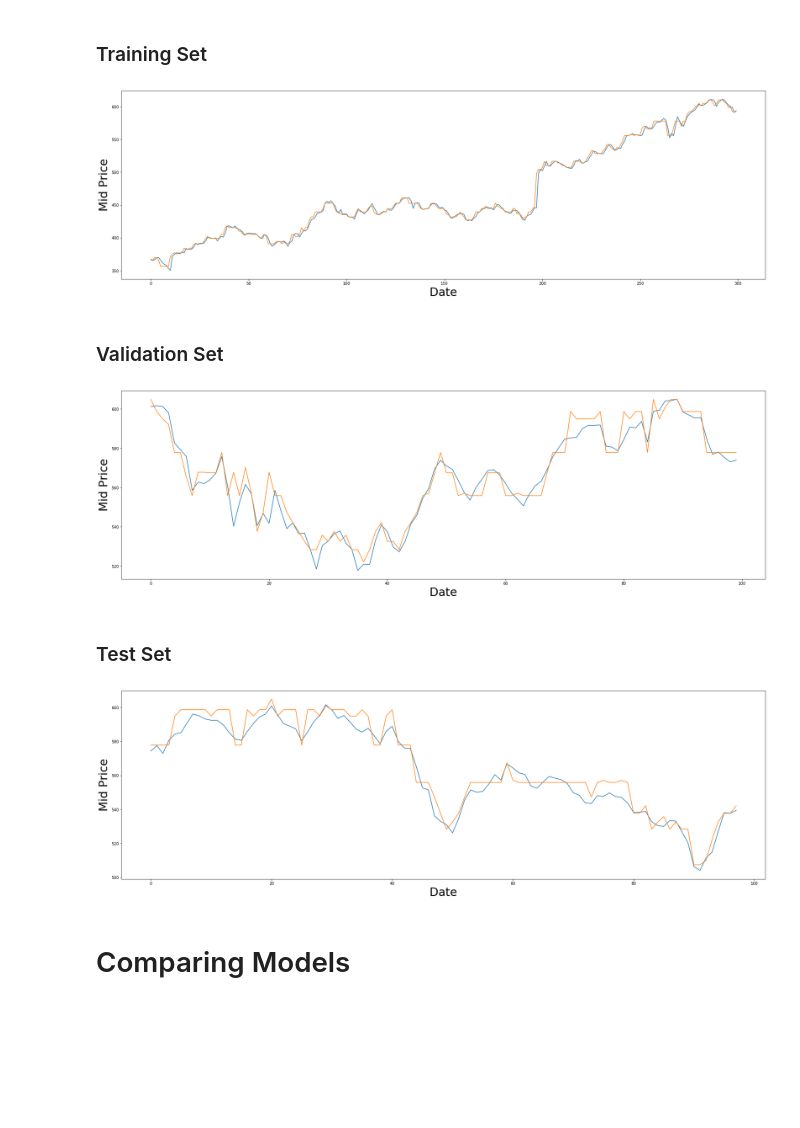
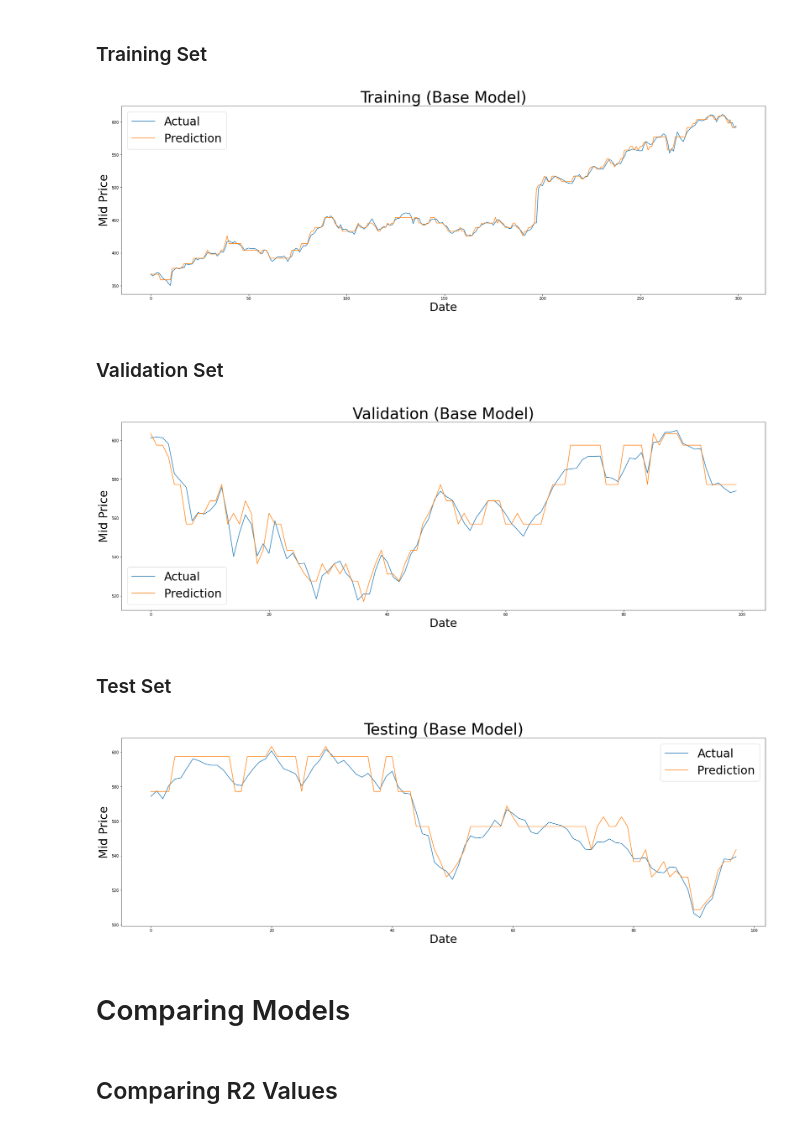
Before and after one commit to stanleykywu/predicting-stocks, a Jupyter notebook: models/Decision Tree.ipynb, the cells around one changed output. Saved outputs shown, nothing was run; the diff lists cells and outputs as text; code cells hidden in the pictures; blank space fills up the shorter version.

```diff
--- a/models/Decision Tree.ipynb
+++ b/models/Decision Tree.ipynb
@@ -347,14 +354,14 @@ training_data_base = df_base[:300]
 validation_data_base = df_base[300:400]
 testing_data_base = df_base[400:]
 
-sc = MinMaxScaler(feature_range = (0, 1))
-training_data_scaled_base = pd.DataFrame(sc.fit_transform(training_data_base),
+sc_base = MinMaxScaler(feature_range = (0, 1))
+training_data_scaled_base = pd.DataFrame(sc_base.fit_transform(training_data_base),
               columns=training_data_base.columns,
               dtype='float64')
-validation_data_scaled_base = pd.DataFrame(sc.transform(validation_data_base),
+validation_data_scaled_base = pd.DataFrame(sc_base.transform(validation_data_base),
               columns=validation_data_base.columns,
               dtype='float64')
-testing_data_scaled_base = pd.DataFrame(sc.transform(testing_data_base),
+testing_data_scaled_base = pd.DataFrame(sc_base.transform(testing_data_base),
               columns=testing_data_base.columns,
               dtype='float64')
 
@@ -385,5 +392,5 @@ Judging by the output, we shall go with a max depth of 6
 # %%
-rules_base = split(trainX_base, trainY_base, 0, 6)
+rules_base = split(trainX_base, trainY_base, 0, 5)
 # %% [markdown]
 ## Checking Results <a id='section4c'></a>
 Actual values = Blue
@@ -394,63 +401,71 @@ Predicted values = Orange
 # %%
 prediction_inputs = training_data_scaled_base.copy()
 predictions = []
 for i in range(len(prediction_inputs)):
-    predictions.append(predict(prediction_inputs.iloc[i], rules))
+    predictions.append(predict(prediction_inputs.iloc[i], rules_base))
 prediction_inputs['Middle'] = predictions
 
-results = sc.inverse_transform(prediction_inputs)
+results = sc_base.inverse_transform(prediction_inputs)
 results = [data[len(results[0]) - 1] for data in results]
 
 plt.figure(figsize = (30,9))
-plt.plot(range(training_data.shape[0]), training_data_base['Middle'])
-plt.plot(range(training_data.shape[0]), results)
+plt.plot(range(training_data.shape[0]), training_data_base['Middle'], label='Actual')
+plt.plot(range(training_data.shape[0]), results, label='Prediction')
 plt.xlabel('Date', fontsize=30)
 plt.ylabel('Mid Price', fontsize=30)
+plt.title("Training (Base Model)", fontsize=40)
+leg = plt.legend(prop={'size': 30})
 plt.show()
 # %% [output]
-[figure, old version]
+[figure, new version]
 # %% [markdown]
 ### Validation Set <a id='section4cii'></a>
 # %%
 prediction_inputs = validation_data_scaled_base.copy()
 predictions = []
 for i in range(len(prediction_inputs)):
-    predictions.append(predict(prediction_inputs.iloc[i], rules))
+    predictions.append(predict(prediction_inputs.iloc[i], rules_base))
 prediction_inputs['Middle'] = predictions
 
-results = sc.inverse_transform(prediction_inputs)
+results = sc_base.inverse_transform(prediction_inputs)
 results = [data[len(results[0]) - 1] for data in results]
 
 plt.figure(figsize = (30,9))
-plt.plot(range(validation_data.shape[0]), validation_data_base['Middle'])
-plt.plot(range(validation_data.shape[0]), results)
+plt.plot(range(validation_data.shape[0]), validation_data_base['Middle'], label='Actual')
+plt.plot(range(validation_data.shape[0]), results, label='Prediction')
 plt.xlabel('Date', fontsize=30)
 plt.ylabel('Mid Price', fontsize=30)
+plt.title("Validation (Base Model)", fontsize=40)
+leg = plt.legend(prop={'size': 30})
 plt.show()
 # %% [output]
-[figure, old version]
+[figure, new version]
 # %% [markdown]
 ### Test Set <a id='section4ciii'></a>
 # %%
 prediction_inputs = testing_data_scaled_base.copy()
 predictions = []
 for i in range(len(prediction_inputs)):
-    predictions.append(predict(prediction_inputs.iloc[i], rules))
+    predictions.append(predict(prediction_inputs.iloc[i], rules_base))
 prediction_inputs['Middle'] = predictions
 
-results = sc.inverse_transform(prediction_inputs)
+results = sc_base.inverse_transform(prediction_inputs)
 results = [data[len(results[0]) - 1] for data in results]
 
 plt.figure(figsize = (30,9))
-plt.plot(range(testing_data.shape[0]), testing_data_base['Middle'])
-plt.plot(range(testing_data.shape[0]), results)
+plt.plot(range(testing_data.shape[0]), testing_data_base['Middle'], label='Actual')
+plt.plot(range(testing_data.shape[0]), results, label='Prediction')
 plt.xlabel('Date', fontsize=30)
 plt.ylabel('Mid Price', fontsize=30)
+plt.title("Testing (Base Model)", fontsize=40)
+leg = plt.legend(prop={'size': 30})
 plt.show()
 # %% [output]
-[figure, old version]
+[figure, new version]
 # %% [markdown]
 # Comparing Models <a id='section5'></a>
+# %% [markdown]
+## Comparing R2 Values <a id='section5i'></a>
 # %%
 print("Training:\n", "Baseline Model:", evaluate(trainX_base, trainY_base, rules_base),
                     "\n", "News Model:", evaluate(trainX, trainY, rules))
```
Also changed, not shown: parts of 14 cells of this notebook.
